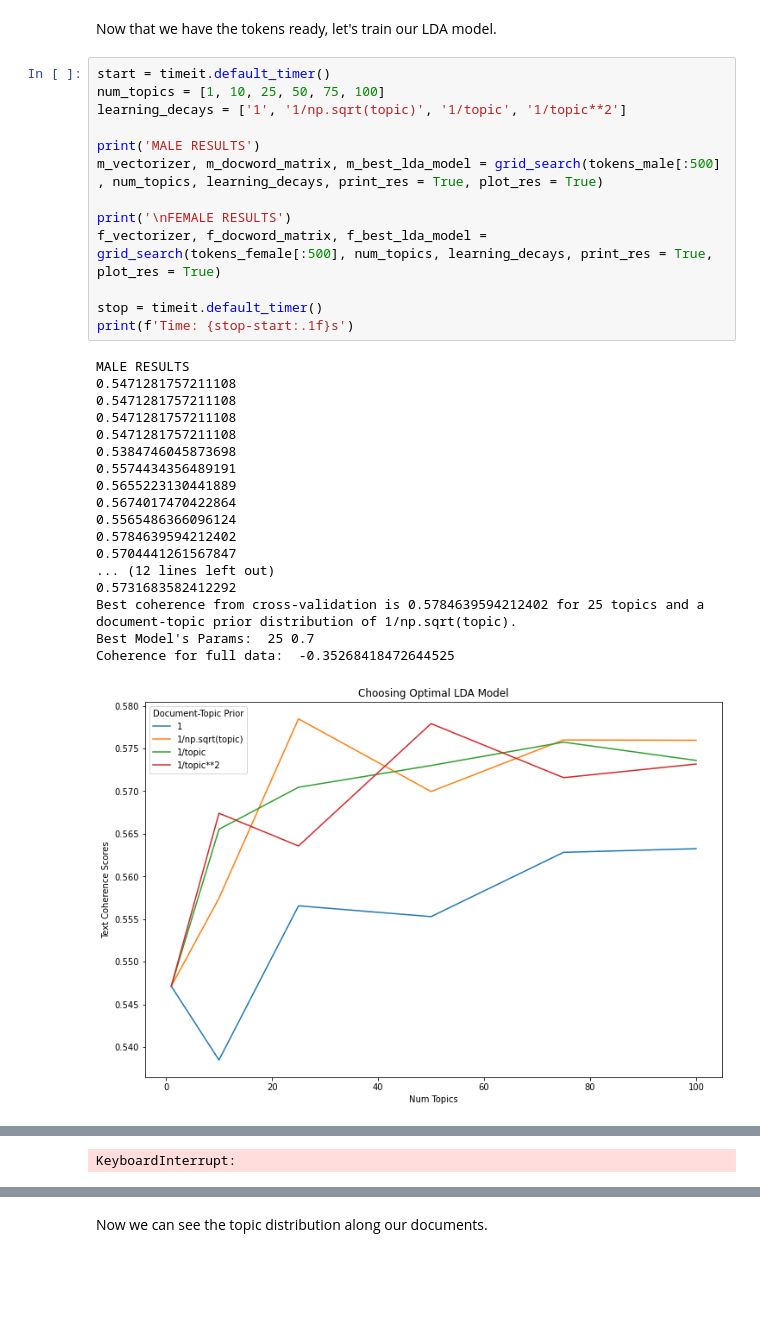
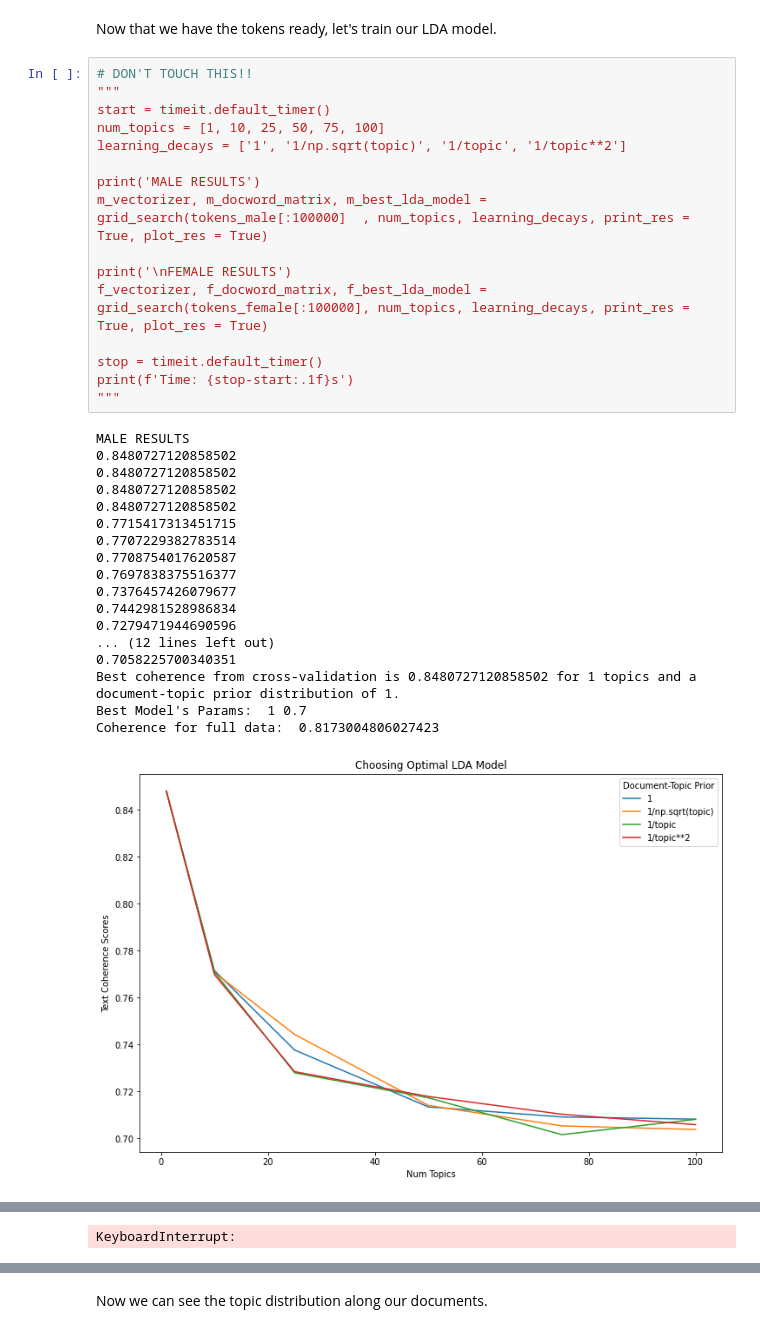
Before and after one commit to epfl-ada/ada-2021-project-madam, a Jupyter notebook: Data_Prep.ipynb, the cells around one changed output, grey strips where cells are left out. Cells and saved outputs as stored; diff of their text form; blank space fills up the shorter version.

Commit message:
finally done with grid search; hyperparameters found

```diff
--- a/Data_Prep.ipynb
+++ b/Data_Prep.ipynb
@@ -428,35 +428,38 @@ tokens_female = [' '.join(tokens) for tokens in tokens_female]
 # %% [markdown]
 Now that we have the tokens ready, let's train our LDA model.
 # %%
+# DON'T TOUCH THIS!!
+"""
 start = timeit.default_timer()
 num_topics = [1, 10, 25, 50, 75, 100]
 learning_decays = ['1', '1/np.sqrt(topic)', '1/topic', '1/topic**2']
 
 print('MALE RESULTS')
-m_vectorizer, m_docword_matrix, m_best_lda_model = grid_search(tokens_male[:500]  , num_topics, learning_decays, print_res = True, plot_res = True)
+m_vectorizer, m_docword_matrix, m_best_lda_model = grid_search(tokens_male[:100000]  , num_topics, learning_decays, print_res = True, plot_res = True)
 
 print('\nFEMALE RESULTS')
-f_vectorizer, f_docword_matrix, f_best_lda_model = grid_search(tokens_female[:500], num_topics, learning_decays, print_res = True, plot_res = True)
+f_vectorizer, f_docword_matrix, f_best_lda_model = grid_search(tokens_female[:100000], num_topics, learning_decays, print_res = True, plot_res = True)
 
 stop = timeit.default_timer()
 print(f'Time: {stop-start:.1f}s')
+"""
 # %% [output]
 MALE RESULTS
-0.5471281757211108
-0.5471281757211108
-0.5471281757211108
-0.5471281757211108
-0.5384746045873698
-0.5574434356489191
-0.5655223130441889
-0.5674017470422864
-0.5565486366096124
-0.5784639594212402
-0.5704441261567847
+0.8480727120858502
+0.8480727120858502
+0.8480727120858502
+0.8480727120858502
+0.7715417313451715
+0.7707229382783514
+0.7708754017620587
+0.7697838375516377
+0.7376457426079677
+0.7442981528986834
+0.7279471944690596
 ... (12 lines left out)
-0.5731683582412292
-Best coherence from cross-validation is 0.5784639594212402 for 25 topics and a document-topic prior distribution of 1/np.sqrt(topic).
-Best Model's Params:  25 0.7
-Coherence for full data:  -0.35268418472644525
+0.7058225700340351
+Best coherence from cross-validation is 0.8480727120858502 for 1 topics and a document-topic prior distribution of 1.
+Best Model's Params:  1 0.7
+Coherence for full data:  0.8173004806027423
-[figure, old version]
+[figure, new version]
 FEMALE RESULTS
```
Also changed, not shown: parts of 6 cells of this notebook, 4 other files.
